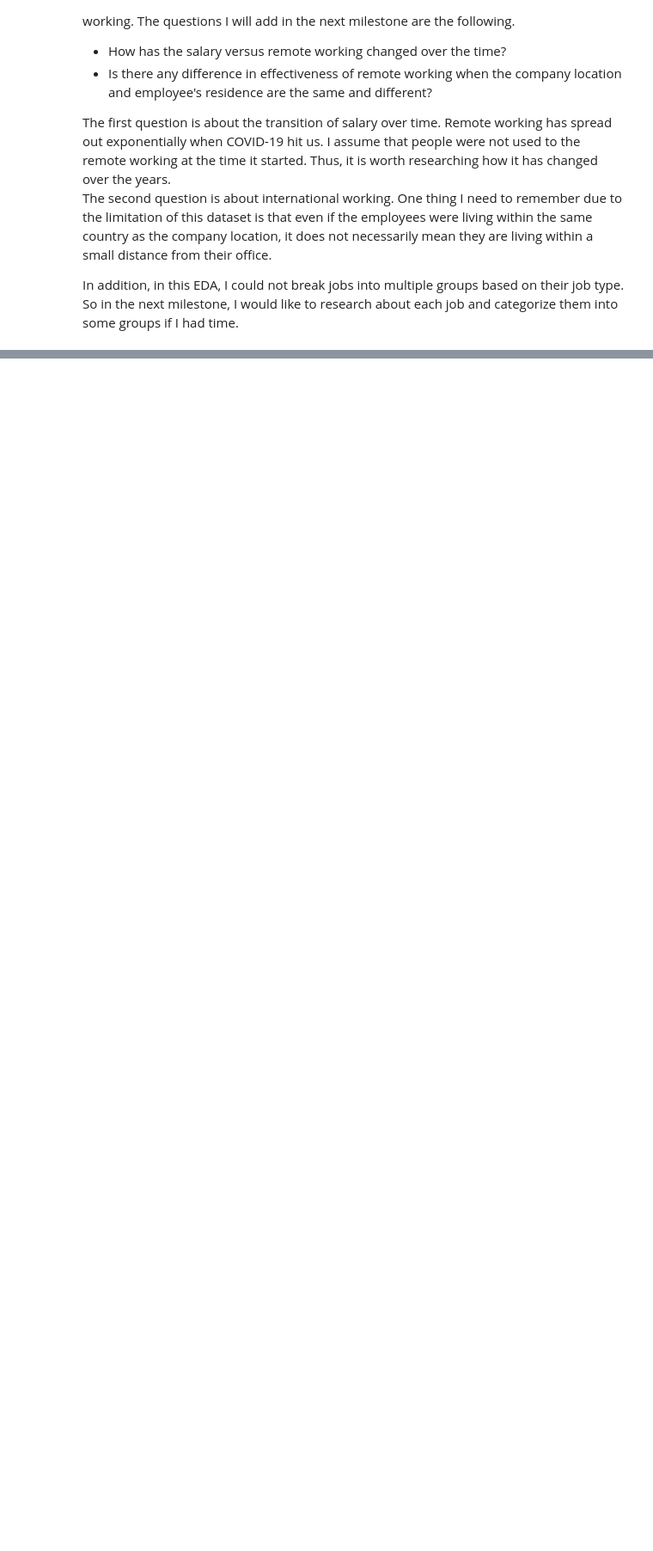
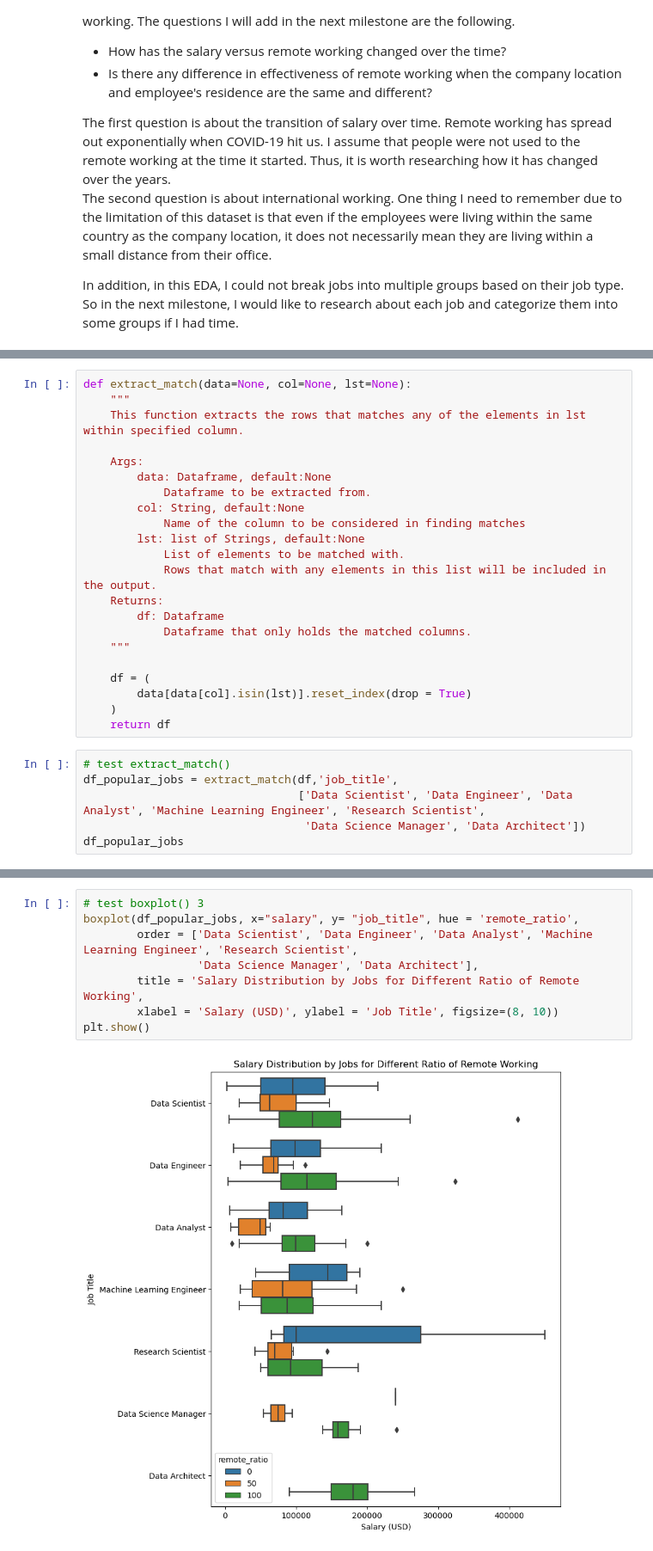
Before and after one commit to ubco-W2022T2-data301/project-group-group07, a Jupyter notebook: analysis/analysis3.ipynb, the cells around one changed output, grey strips where cells are left out. Shown at 86% size. Cells and saved outputs as stored; diff of their text form; blank space fills up the shorter version.

```diff
--- a/analysis/analysis3.ipynb
+++ b/analysis/analysis3.ipynb
@@ -179,0 +344,28 @@ In addition, in this EDA, I could not break jobs into multiple groups based on t
+# %%
+def extract_match(data=None, col=None, lst=None):
+    """
+    This function extracts the rows that matches any of the elements in lst within specified column.
+
+    Args:
+        data: Dataframe, default:None
+            Dataframe to be extracted from.
+        col: String, default:None
+            Name of the column to be considered in finding matches
+        lst: list of Strings, default:None
+            List of elements to be matched with.
+            Rows that match with any elements in this list will be included in the output.
+    Returns:
+        df: Dataframe
+            Dataframe that only holds the matched columns.
+    """
+
+    df = (
+        data[data[col].isin(lst)].reset_index(drop = True)
+    )
+    return df
+# %%
+# test extract_match()
+df_popular_jobs = extract_match(df,'job_title',
+                                ['Data Scientist', 'Data Engineer', 'Data Analyst', 'Machine Learning Engineer', 'Research Scientist',
+                                 'Data Science Manager', 'Data Architect'])
+df_popular_jobs
@@ -179,0 +386,10 @@ In addition, in this EDA, I could not break jobs into multiple groups based on t
+# %%
+# test boxplot() 3
+boxplot(df_popular_jobs, x="salary", y= "job_title", hue = 'remote_ratio',
+        order = ['Data Scientist', 'Data Engineer', 'Data Analyst', 'Machine Learning Engineer', 'Research Scientist',
+                 'Data Science Manager', 'Data Architect'],
+        title = 'Salary Distribution by Jobs for Different Ratio of Remote Working',
+        xlabel = 'Salary (USD)', ylabel = 'Job Title', figsize=(8, 10))
+plt.show()
+# %% [output]
+[figure, added]
```
Also changed, not shown: parts of 20 cells of this notebook, 1 other file.
